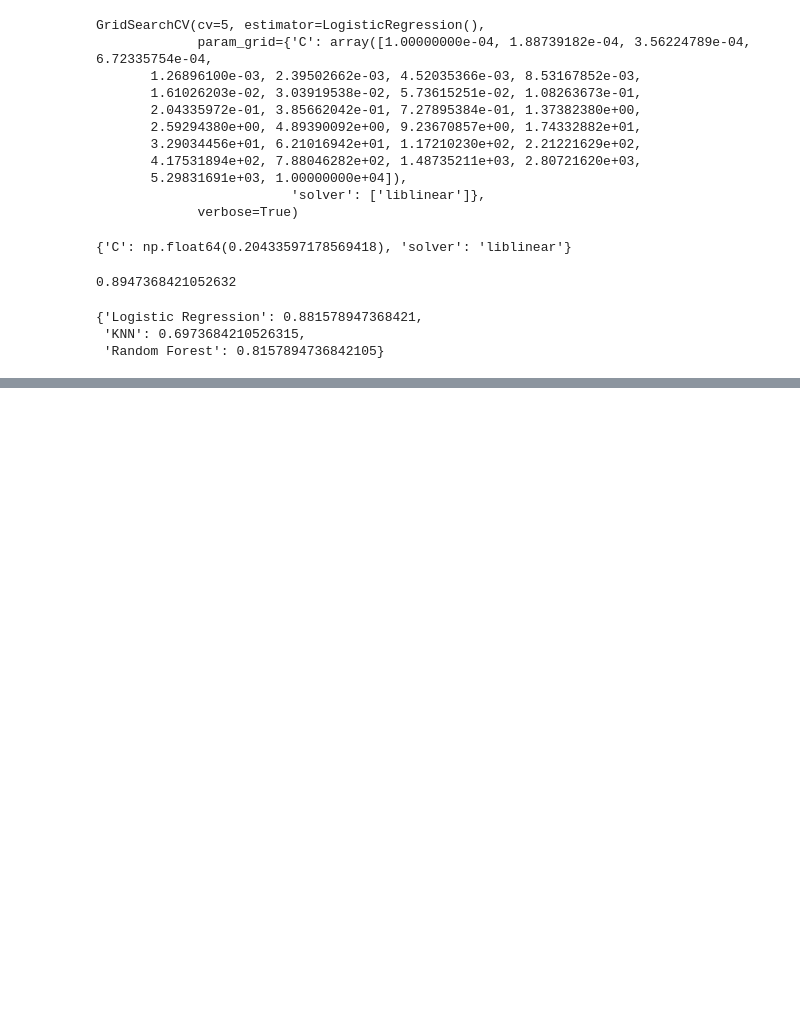
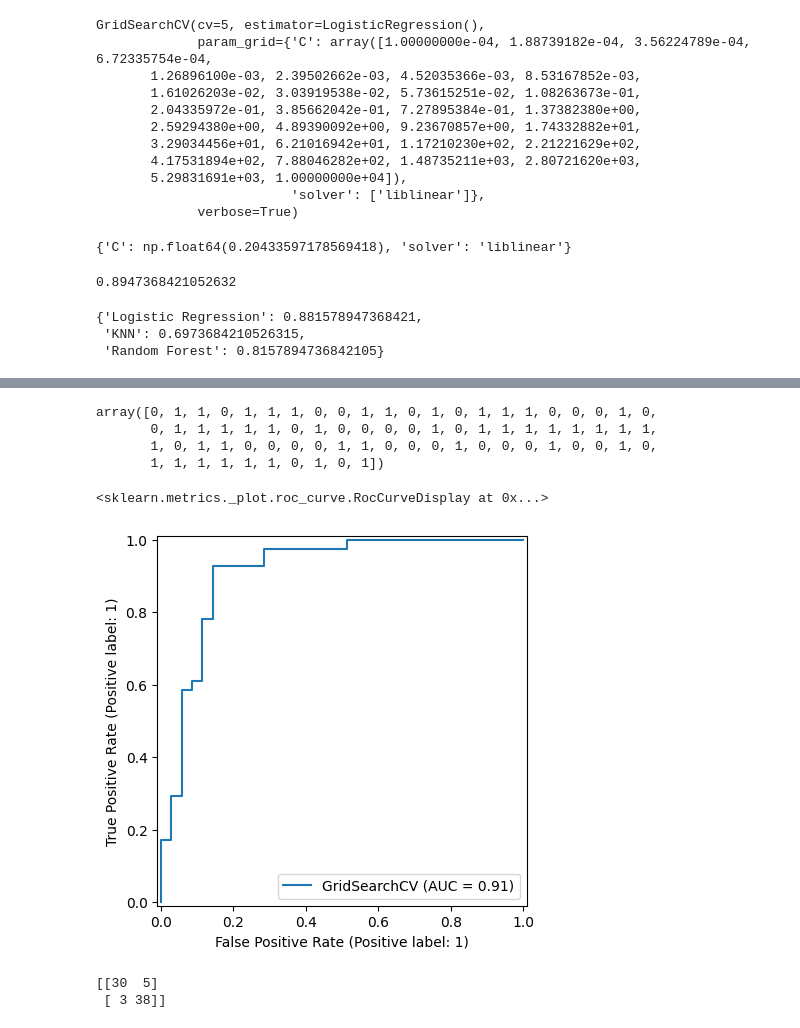
Before and after one commit to NikhilShetty-45/heart_disease_ml_project, a Jupyter notebook: end-to-end-heart-disease-classification.ipynb, the cells around one changed output, grey strips where cells are left out. Drawn from its saved outputs; the diff is of its cells as text; code cells hidden in the pictures; blank space fills up the shorter version.

```diff
--- a/end-to-end-heart-disease-classification.ipynb
+++ b/end-to-end-heart-disease-classification.ipynb
@@ -611,0 +628,19 @@ model_scores
+# %%
+y_preds
+# %% [output]
+array([0, 1, 1, 0, 1, 1, 1, 0, 0, 1, 1, 0, 1, 0, 1, 1, 1, 0, 0, 0, 1, 0,
+       0, 1, 1, 1, 1, 1, 0, 1, 0, 0, 0, 0, 1, 0, 1, 1, 1, 1, 1, 1, 1, 1,
+       1, 0, 1, 1, 0, 0, 0, 0, 1, 1, 0, 0, 0, 1, 0, 0, 0, 1, 0, 0, 1, 0,
+       1, 1, 1, 1, 1, 1, 0, 1, 0, 1])
+# %%
+# Plot ROC cureve and calculate AUC metric
+RocCurveDisplay.from_estimator(gs_log_reg, X_test, y_test)
+# %% [output]
+<sklearn.metrics._plot.roc_curve.RocCurveDisplay at 0x...>
+[figure, added]
+# %%
+# Confusion matric
+print(confusion_matrix(y_test, y_preds))
+# %% [output]
+[[30  5]
+ [ 3 38]]
```
Also changed, not shown: parts of 19 cells of this notebook.
